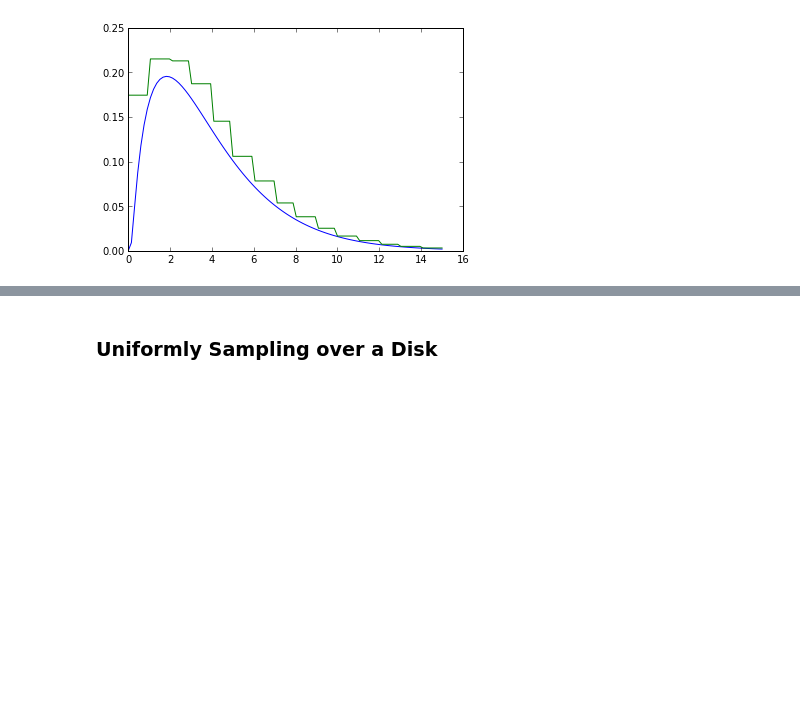
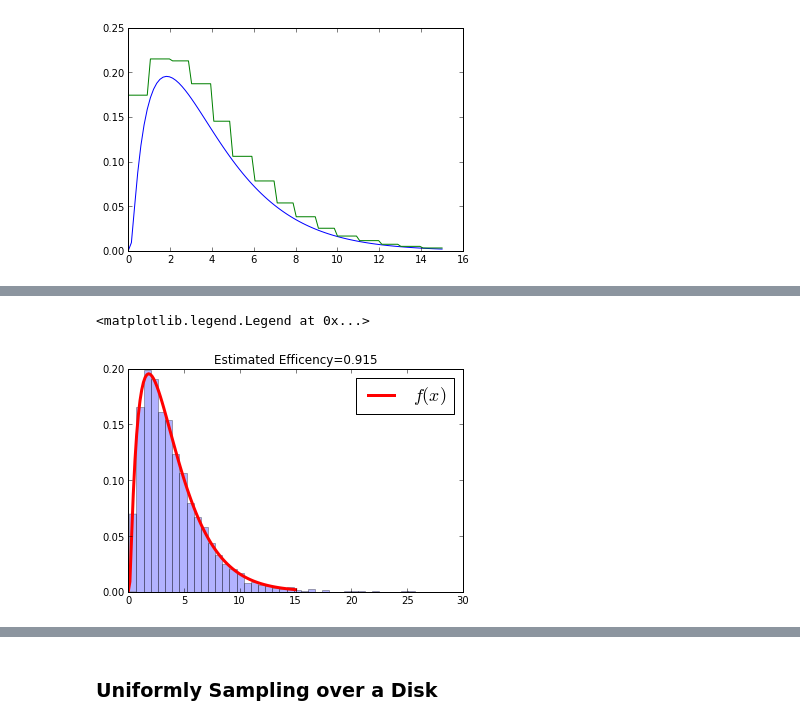
Before and after one commit to unpingco/Pig-in-the-Python, a Jupyter notebook: Sampling_Monte_Carlo.ipynb, the cells around one changed output, grey strips where cells are left out. Drawn from its saved outputs; the diff is of its cells as text; code cells hidden in the pictures; blank space fills up the shorter version.

Commit message:
added chisquare distribution

```diff
--- a/Sampling_Monte_Carlo.ipynb
+++ b/Sampling_Monte_Carlo.ipynb
@@ -316,0 +330,16 @@ ax.legend(fontsize=16)
+# %%
+hmax=h(x).max()
+u1 = ch.rvs(5000) # samples from chi-square distribution
+u2 = rand(5000)
+idx = (u2 <= h(u1)/hmax)
+
+v = u1[idx]  # keep these only
+
+fig,ax=subplots()
+ax.hist(v,normed=1,bins=40,alpha=.3)
+ax.plot(x,fx,'r',lw=3.,label='$f(x)$')
+ax.set_title('Estimated Efficency=%3.3f'%(len(v)/len(u1)))
+ax.legend(fontsize=18)
+# %% [output]
+<matplotlib.legend.Legend at 0x...>
+[figure, added]
```
Also changed, not shown: parts of 12 cells of this notebook.
